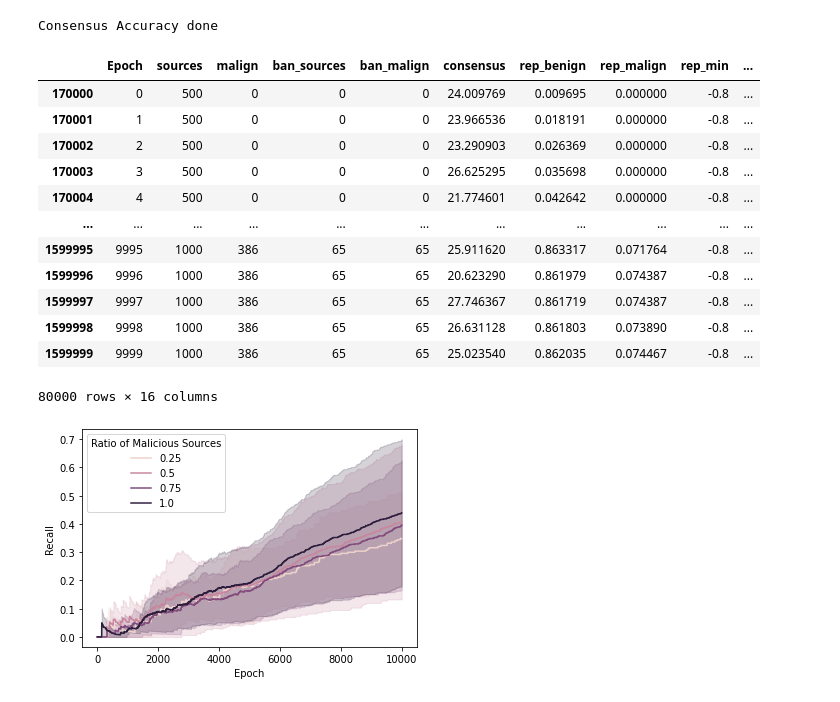
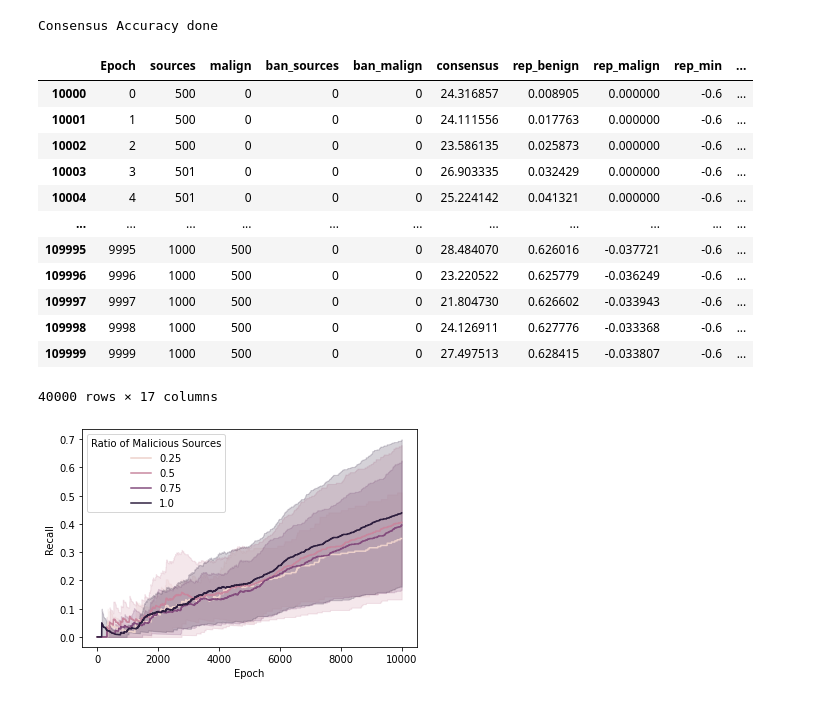
Before and after one commit to UniBO-PRISMLab/desmo-reputation, a Jupyter notebook: plots.ipynb, the cells around one changed output. Drawn from its saved outputs; the diff is of its cells as text; code cells hidden in the pictures.

```diff
--- a/plots.ipynb
+++ b/plots.ipynb
@@ -7,11 +7,11 @@ import seaborn as sns
 from tqdm import tqdm
 # %%
 # Constants
-parent_folder  = "results-try"
+parent_folder  = "results"
 all_files = glob.glob(os.path.join(parent_folder, "*.csv"))
 HEADERS = ["Epoch", "sources", "malign", "ban_sources", "ban_malign", "consensus", "rep_benign", "rep_malign"]
 print("Found {} results".format(len(all_files)))
 
 _DISCARD_ = True
-_REPLACE_ = False
+_REPLACE_ = True
 # %% [output]
@@ -29,7 +50,7 @@ for filename in tqdm(all_files):
     _df['repetition'] = float(_params[5])
     _df['Algorithm'] = float(_params[6])
     # Local Processing
-    if float(_params[4]) == 3.0 and float(_params[5]) <=3 and float(_params[3]) == 0.5:
+    if float(_params[4]) == 3.0: # and float(_params[5]) <=3 and float(_params[3]) == 0.5:
         _li.append(_df)
 df = pd.concat(_li, axis=0, ignore_index=True)
 print("We ended up with {} rows".format(len(df)))
@@ -53,28 +74,29 @@ GROUND_TRUTH = 25
 df['Consensus Accuracy'] = df.apply(lambda row: (1 if abs(row['consensus'] - GROUND_TRUTH) < row['tolerance'] else 0), axis=1)
 print("Consensus Accuracy done")
 
-df_def = df
+df_def = df.drop(df[df.Algorithm != 2].index)
+df_good = df.drop(df[df['Consensus Accuracy'] == 1].index)
 # %% [output]
 Consensus Accuracy done
 # %%
 # Reduce dataset for tests XXX
 # df_def = df.drop(df[df.repetition > 0].index)
 # df_def = df_def.drop(df_def[df_def.alpha == 0.3].index)
-# df_def
+df_def
 # %% [output]
 |  | Epoch | sources | malign | ban_sources | ban_malign | consensus | rep_benign | rep_malign | rep_min | ... |
-| 170000 | 0 | 500 | 0 | 0 | 0 | 24.009769 | 0.009695 | 0.000000 | -0.8 | ... |
-| 170001 | 1 | 500 | 0 | 0 | 0 | 23.966536 | 0.018191 | 0.000000 | -0.8 | ... |
-| 170002 | 2 | 500 | 0 | 0 | 0 | 23.290903 | 0.026369 | 0.000000 | -0.8 | ... |
-| 170003 | 3 | 500 | 0 | 0 | 0 | 26.625295 | 0.035698 | 0.000000 | -0.8 | ... |
-| 170004 | 4 | 500 | 0 | 0 | 0 | 21.774601 | 0.042642 | 0.000000 | -0.8 | ... |
+| 10000 | 0 | 500 | 0 | 0 | 0 | 24.316857 | 0.008905 | 0.000000 | -0.6 | ... |
+| 10001 | 1 | 500 | 0 | 0 | 0 | 24.111556 | 0.017763 | 0.000000 | -0.6 | ... |
+| 10002 | 2 | 500 | 0 | 0 | 0 | 23.586135 | 0.025873 | 0.000000 | -0.6 | ... |
+| 10003 | 3 | 501 | 0 | 0 | 0 | 26.903335 | 0.032429 | 0.000000 | -0.6 | ... |
+| 10004 | 4 | 501 | 0 | 0 | 0 | 25.224142 | 0.041321 | 0.000000 | -0.6 | ... |
 | ... | ... | ... | ... | ... | ... | ... | ... | ... | ... | ... |
-| 1599995 | 9995 | 1000 | 386 | 65 | 65 | 25.911620 | 0.863317 | 0.071764 | -0.8 | ... |
-| 1599996 | 9996 | 1000 | 386 | 65 | 65 | 20.623290 | 0.861979 | 0.074387 | -0.8 | ... |
-| 1599997 | 9997 | 1000 | 386 | 65 | 65 | 27.746367 | 0.861719 | 0.074387 | -0.8 | ... |
-| 1599998 | 9998 | 1000 | 386 | 65 | 65 | 26.631128 | 0.861803 | 0.073890 | -0.8 | ... |
-| 1599999 | 9999 | 1000 | 386 | 65 | 65 | 25.023540 | 0.862035 | 0.074467 | -0.8 | ... |
+| 109995 | 9995 | 1000 | 500 | 0 | 0 | 28.484070 | 0.626016 | -0.037721 | -0.6 | ... |
+| 109996 | 9996 | 1000 | 500 | 0 | 0 | 23.220522 | 0.625779 | -0.036249 | -0.6 | ... |
+| 109997 | 9997 | 1000 | 500 | 0 | 0 | 21.804730 | 0.626602 | -0.033943 | -0.6 | ... |
+| 109998 | 9998 | 1000 | 500 | 0 | 0 | 24.126911 | 0.627776 | -0.033368 | -0.6 | ... |
+| 109999 | 9999 | 1000 | 500 | 0 | 0 | 27.497513 | 0.628415 | -0.033807 | -0.6 | ... |
-80000 rows × 16 columns
+40000 rows × 17 columns
 # %%
 # PLOT 1 [ DISCARD PLOT ] - RECALL OVER TIME
 # How many malicious sources I manage to kick out over time.
```
Also changed, not shown: parts of 5 cells of this notebook, 3 other files.
